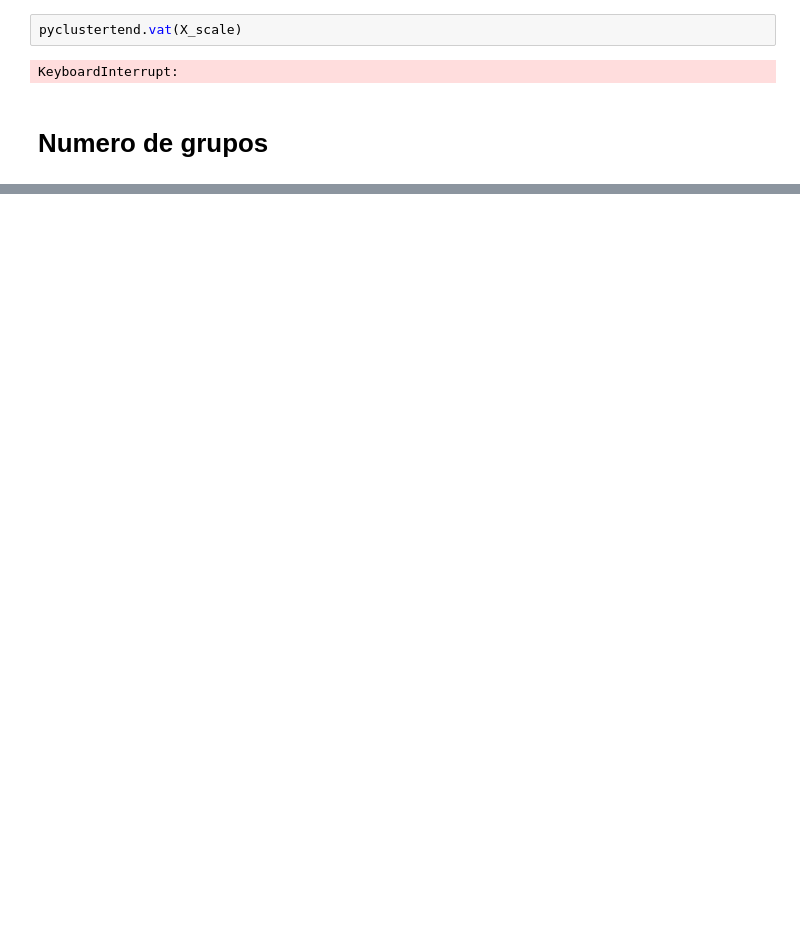
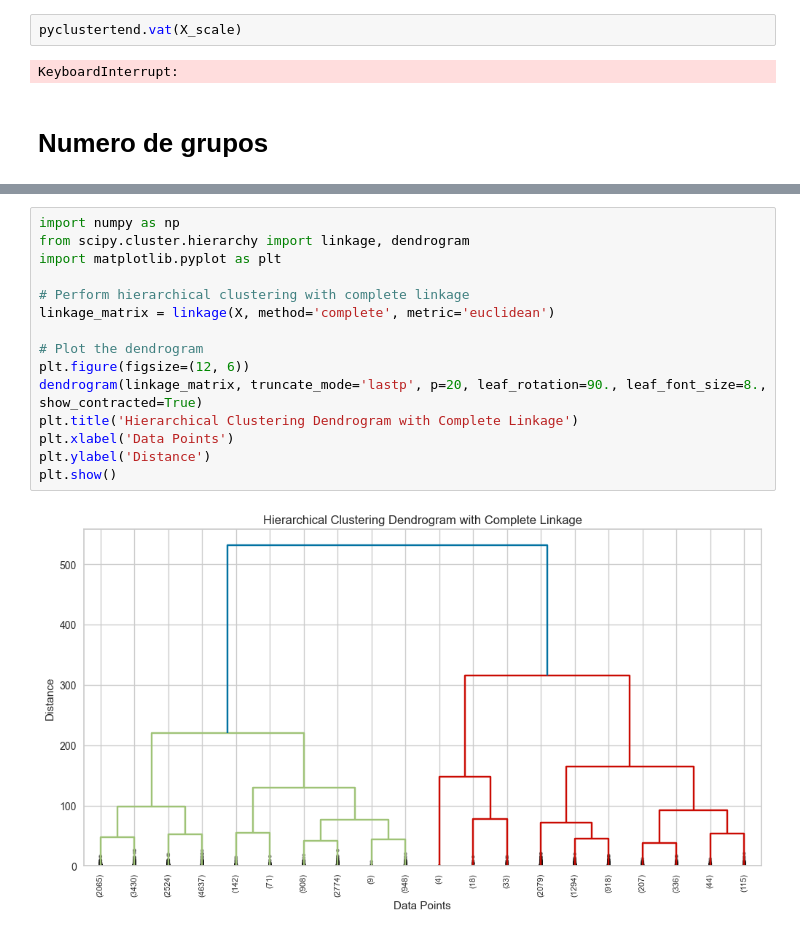
Before and after one commit to FabianJuarez182/Proyecto._Analisis_Exploratorio_MD, a Jupyter notebook: analisis_exploratorio2.ipynb, the cells around one changed output, grey strips where cells are left out. Cells and saved outputs as stored; diff of their text form; blank space fills up the shorter version.

```diff
--- a/analisis_exploratorio2.ipynb
+++ b/analisis_exploratorio2.ipynb
@@ -94,0 +177,17 @@ plt.show()
+# %%
+import numpy as np
+from scipy.cluster.hierarchy import linkage, dendrogram
+import matplotlib.pyplot as plt
+
+# Perform hierarchical clustering with complete linkage
+linkage_matrix = linkage(X, method='complete', metric='euclidean')
+
+# Plot the dendrogram
+plt.figure(figsize=(12, 6))
+dendrogram(linkage_matrix, truncate_mode='lastp', p=20, leaf_rotation=90., leaf_font_size=8., show_contracted=True)
+plt.title('Hierarchical Clustering Dendrogram with Complete Linkage')
+plt.xlabel('Data Points')
+plt.ylabel('Distance')
+plt.show()
+# %% [output]
+[figure, added]
```
Also changed, not shown: parts of 12 cells of this notebook.
